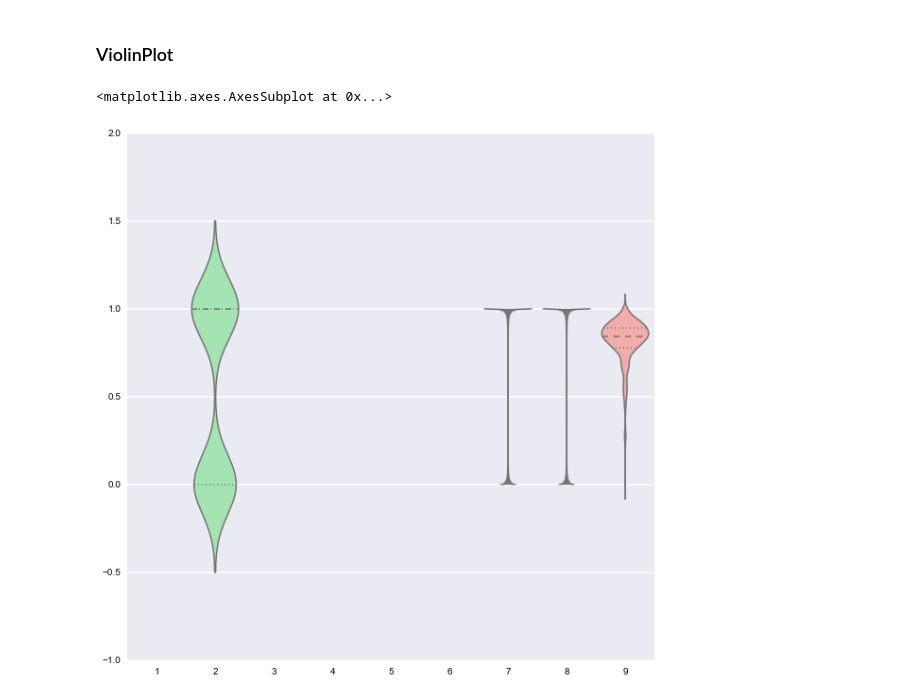
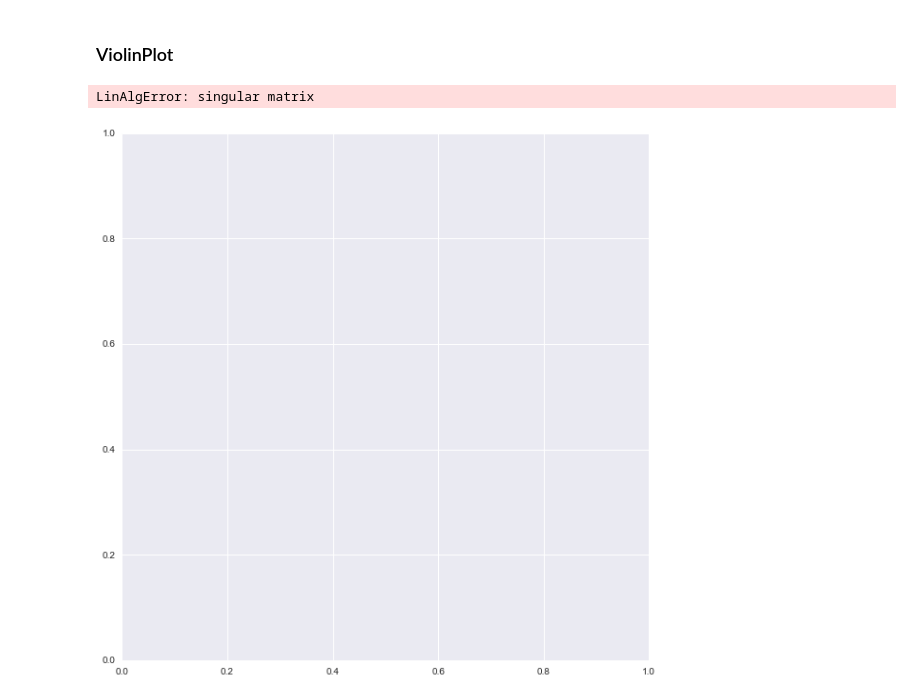
Before and after one commit to seekshreyas/obidroid, a Jupyter notebook: ObidroidUnivariateExploration.ipynb, the cells around one changed output. Cells and saved outputs as stored; diff of their text form; code cells hidden in the pictures.

```diff
--- a/ObidroidUnivariateExploration.ipynb
+++ b/ObidroidUnivariateExploration.ipynb
@@ -288,7 +298,7 @@ array([[ 0.        ,  0.        ,  0.        , ...,  1.        ,
 # %% [markdown]
 ### ViolinPlot
 # %%
-sns.violinplot(featDf_scaled, color="pastel")
+sns.violinplot(featDf_scaled.astype('float'), color="pastel")
 # %% [output]
-<matplotlib.axes.AxesSubplot at 0x...>
+LinAlgError: singular matrix
-[figure, old version]
+[figure, new version]
```
Also changed, not shown: parts of 6 cells of this notebook, 10 other files.
